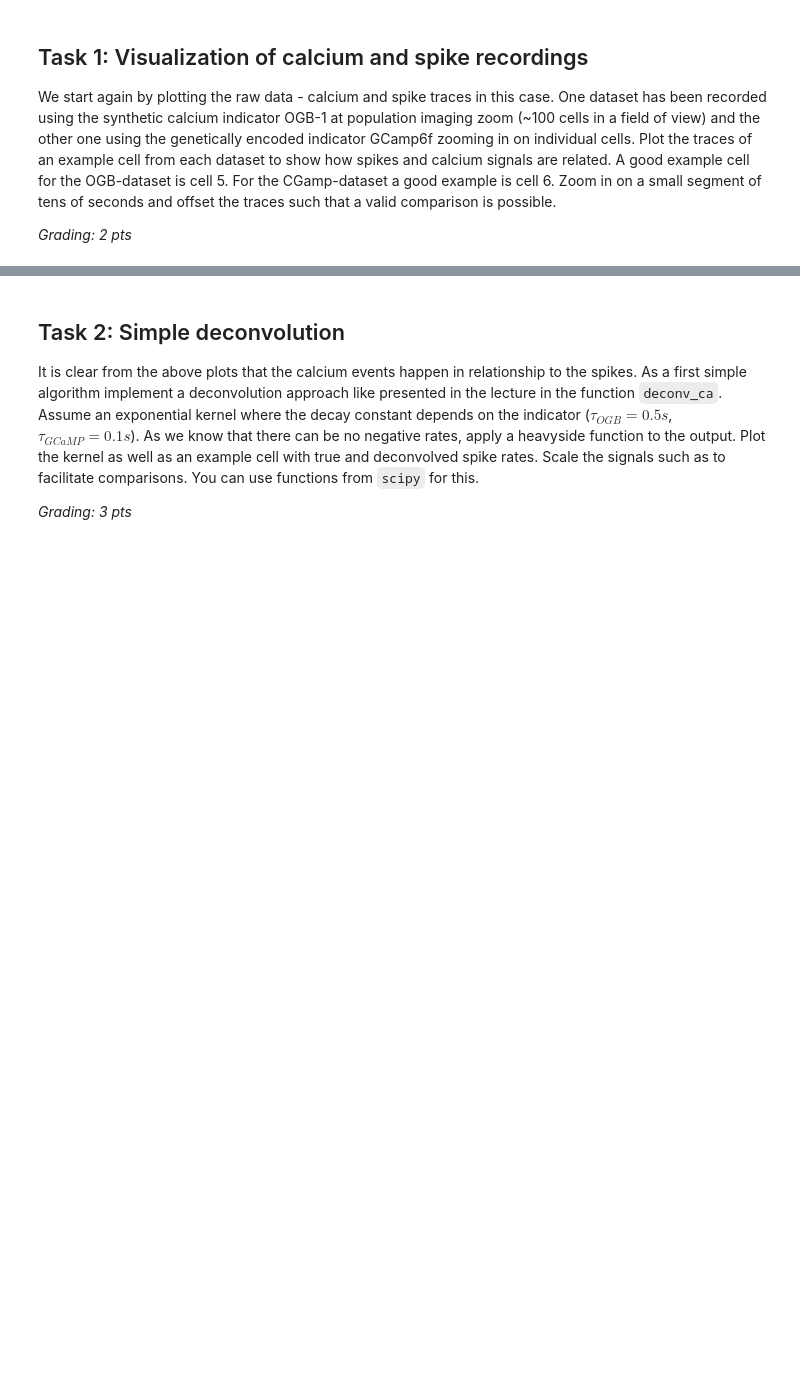
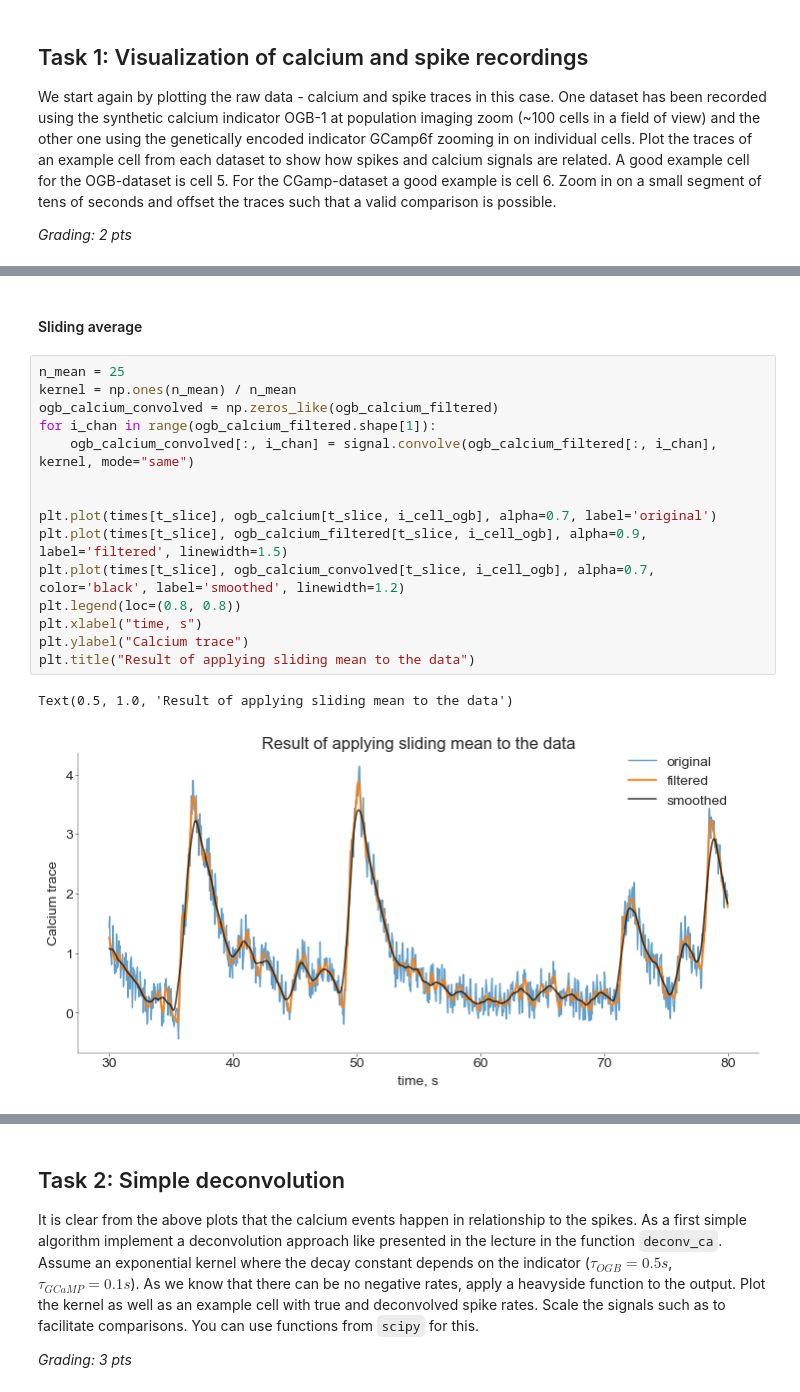
Before and after one commit to atimcenko/tu-neural-data-science, a Jupyter notebook: notebooks/CodingLab3_Alex.ipynb, the cells around one changed output, grey strips where cells are left out. Cells and saved outputs as stored; diff of their text form; blank space fills up the shorter version.

```diff
--- a/notebooks/CodingLab3_Alex.ipynb
+++ b/notebooks/CodingLab3_Alex.ipynb
@@ -204,0 +280,20 @@ Text(0.5, 0, 'Time (s)')
+# %% [markdown]
+#### Sliding average
+# %%
+n_mean = 25
+kernel = np.ones(n_mean) / n_mean
+ogb_calcium_convolved = np.zeros_like(ogb_calcium_filtered)
+for i_chan in range(ogb_calcium_filtered.shape[1]):
+    ogb_calcium_convolved[:, i_chan] = signal.convolve(ogb_calcium_filtered[:, i_chan], kernel, mode="same")
+
+
+plt.plot(times[t_slice], ogb_calcium[t_slice, i_cell_ogb], alpha=0.7, label='original')
+plt.plot(times[t_slice], ogb_calcium_filtered[t_slice, i_cell_ogb], alpha=0.9, label='filtered', linewidth=1.5)
+plt.plot(times[t_slice], ogb_calcium_convolved[t_slice, i_cell_ogb], alpha=0.7, color='black', label='smoothed', linewidth=1.2)
+plt.legend(loc=(0.8, 0.8))
+plt.xlabel("time, s")
+plt.ylabel("Calcium trace")
+plt.title("Result of applying sliding mean to the data")
+# %% [output]
+Text(0.5, 1.0, 'Result of applying sliding mean to the data')
+[figure, added]
```
Also changed, not shown: parts of 21 cells of this notebook, 1 other file.
